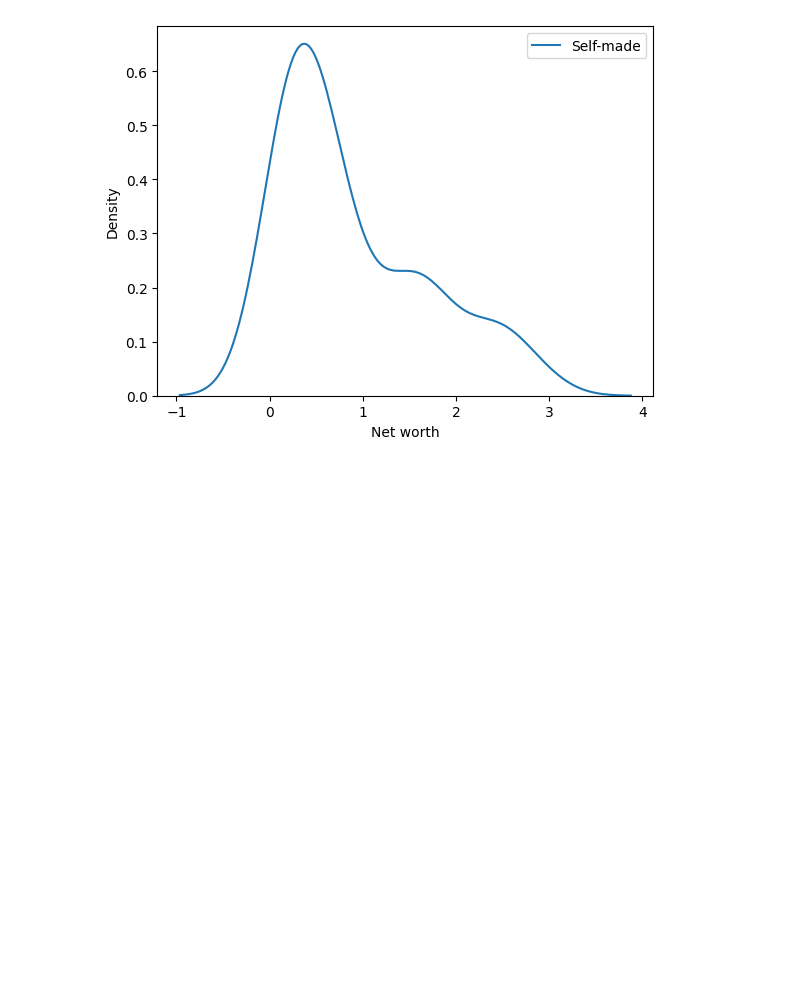
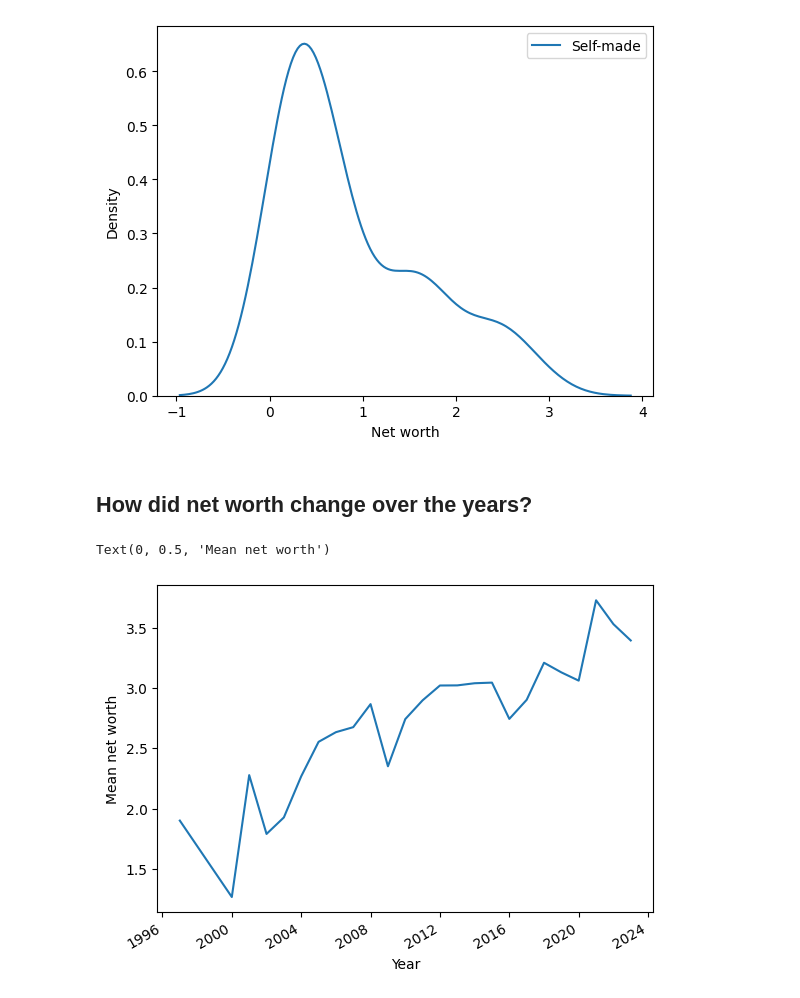
Before and after one commit to plhocker/top_wealth_thesis, a Jupyter notebook: Notebooks/explore/explore_more.ipynb, the cells around one changed output. Saved outputs shown, nothing was run; the diff lists cells and outputs as text; code cells hidden in the pictures; blank space fills up the shorter version.

```diff
--- a/Notebooks/explore_more.ipynb
+++ b/Notebooks/explore/explore_more.ipynb
@@ -83,3 +83,21 @@ ax.legend()
 plt.show()
 # %% [output]
 [figure]
+# %% [markdown]
+## How did net worth change over the years?
+# %%
+df_over_time = read_billionaires_data(
+    only_regions=['East Asia']
+)
+# %%
+# Find mean net worth per year
+mean_net_worth = df_over_time.groupby('year')['net_worth'].mean()
+mean_log_net_worth = df_over_time.groupby('year')['log_net_worth'].mean()
+# %%
+mean_net_worth.plot()
+# label axis
+plt.xlabel("Year")
+plt.ylabel("Mean net worth")
+# %% [output]
+Text(0, 0.5, 'Mean net worth')
+[figure, added]
```
Also changed, not shown: parts of 1 cell of this notebook, 10 other files.
